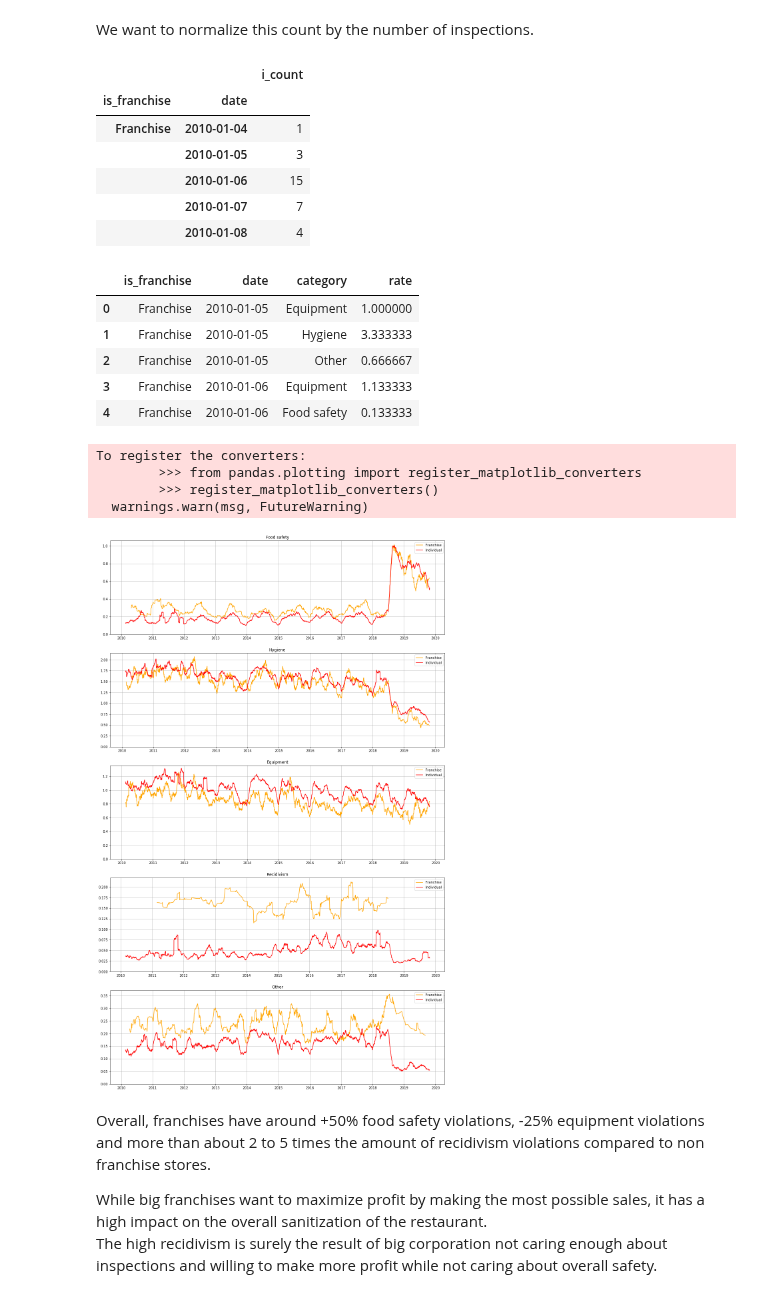
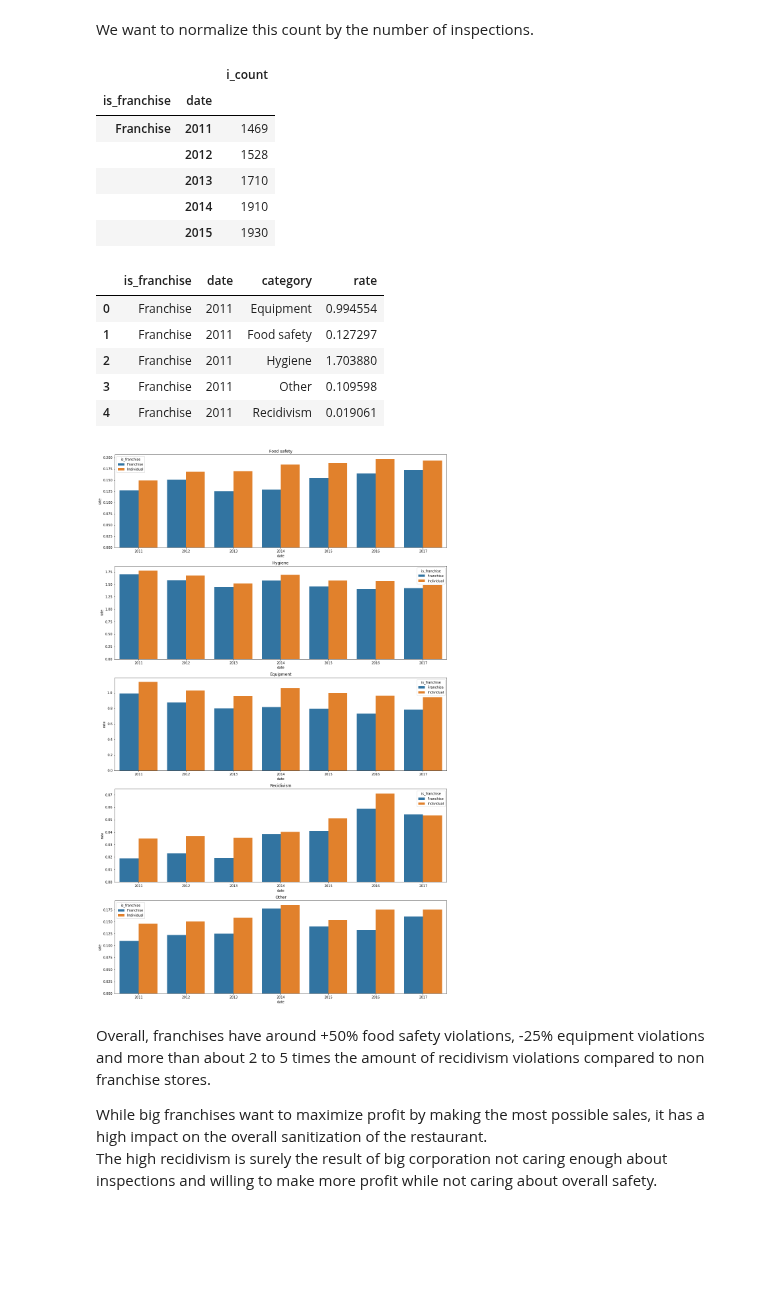
Before and after one commit to VodopaDev/CS401-Chicago-Crime-Analysis, a Jupyter notebook: violations_periodicity.ipynb, the cells around one changed output. Cells and saved outputs as stored; diff of their text form; code cells hidden in the pictures; blank space fills up the shorter version.

```diff
--- a/violations_periodicity.ipynb
+++ b/violations_periodicity.ipynb
@@ -45,6 +46,8 @@ categorized_violations['category'] = categorized_violations.id.map(lambda x: vio
 columns_rename = {'AKA Name': 'name', 'License #': 'license', 'Ward': 'ward', 'Violation IDs': 'violations', 'Inspection Date': 'date', 'Results': 'result', 'Risk': 'risk'}
 columns_filter = columns_rename.values()
 violations = pd.read_parquet('resources/cleaned_franchises.parquet').rename(columns=columns_rename)[columns_filter]
+violations.date = violations.date.map(lambda x: x.year)
+violations = violations[(violations.date > 2010) & (violations.date < 2018)]
 violations.columns
 # %% [output]
 Index(['name', 'license', 'ward', 'violations', 'date', 'result', 'risk'], dtype='object')
@@ -151,11 +154,11 @@ inspections_per_day_and_franchise.head()
 # %% [output]
 |  |  | i_count |
 | is_franchise | date |  |
-| Franchise | 2010-01-04 | 1 |
-|  | 2010-01-05 | 3 |
-|  | 2010-01-06 | 15 |
-|  | 2010-01-07 | 7 |
-|  | 2010-01-08 | 4 |
+| Franchise | 2011 | 1469 |
+|  | 2012 | 1528 |
+|  | 2013 | 1710 |
+|  | 2014 | 1910 |
+|  | 2015 | 1930 |
 # %%
 category_rate = inspections_per_day_and_franchise.merge(violation_categories_periodicity, left_on=['is_franchise', 'date'], right_on=['is_franchise', 'date']).rename(columns={'violations': 'category'})
 category_rate['rate'] = category_rate.v_count / category_rate.i_count
@@ -163,34 +166,22 @@ category_rate = category_rate.drop(['i_count', 'v_count'], axis=1)
 category_rate.head()
 # %% [output]
 |  | is_franchise | date | category | rate |
-| 0 | Franchise | 2010-01-05 | Equipment | 1.000000 |
-| 1 | Franchise | 2010-01-05 | Hygiene | 3.333333 |
-| 2 | Franchise | 2010-01-05 | Other | 0.666667 |
-| 3 | Franchise | 2010-01-06 | Equipment | 1.133333 |
-| 4 | Franchise | 2010-01-06 | Food safety | 0.133333 |
+| 0 | Franchise | 2011 | Equipment | 0.994554 |
+| 1 | Franchise | 2011 | Food safety | 0.127297 |
+| 2 | Franchise | 2011 | Hygiene | 1.703880 |
+| 3 | Franchise | 2011 | Other | 0.109598 |
+| 4 | Franchise | 2011 | Recidivism | 0.019061 |
 # %%
 franchises = category_rate.is_franchise.unique()
-colors = ['orange', 'red']
 fig, axs = plt.subplots(len(violation_categories), 1, figsize=(18,30))
 
-for j, franchise in enumerate(franchises):
-    franchise_rate = category_rate[category_rate.is_franchise == franchise]
-    for i, v_cat in enumerate(violation_categories):
-        filtered = franchise_rate[franchise_rate.category == v_cat]
-        rolling_mean = filtered.rate.rolling(window=30).mean()
-        axs[i].set_title('{}'.format(v_cat))
-        axs[i].plot(filtered['date'].values, rolling_mean, colors[j])
-
 for i, v_cat in enumerate(violation_categories):
-    axs[i].legend(franchises)
-    axs[i].grid()
-    axs[i].set_ylim(bottom=0)
+    filtered = category_rate[category_rate.category == v_cat]
+    sns.barplot(x='date', y='rate', hue='is_franchise', data=filtered[['date', 'is_franchise', 'rate']], ax=axs[i])
+    axs[i].set_title('{}'.format(v_cat))
+    #axs[i].plot(filtered.date.values, filtered.rate)
 # %% [output]
-To register the converters:
-        >>> from pandas.plotting import register_matplotlib_converters
-        >>> register_matplotlib_converters()
-  warnings.warn(msg, FutureWarning)
-[figure, old version]
+[figure, new version]
 # %% [markdown]
 Overall, franchises have around +50% food safety violations, -25% equipment violations and more than about 2 to 5 times the amount of recidivism violations compared to non franchise stores.
 
```
Also changed, not shown: parts of 20 cells of this notebook.
